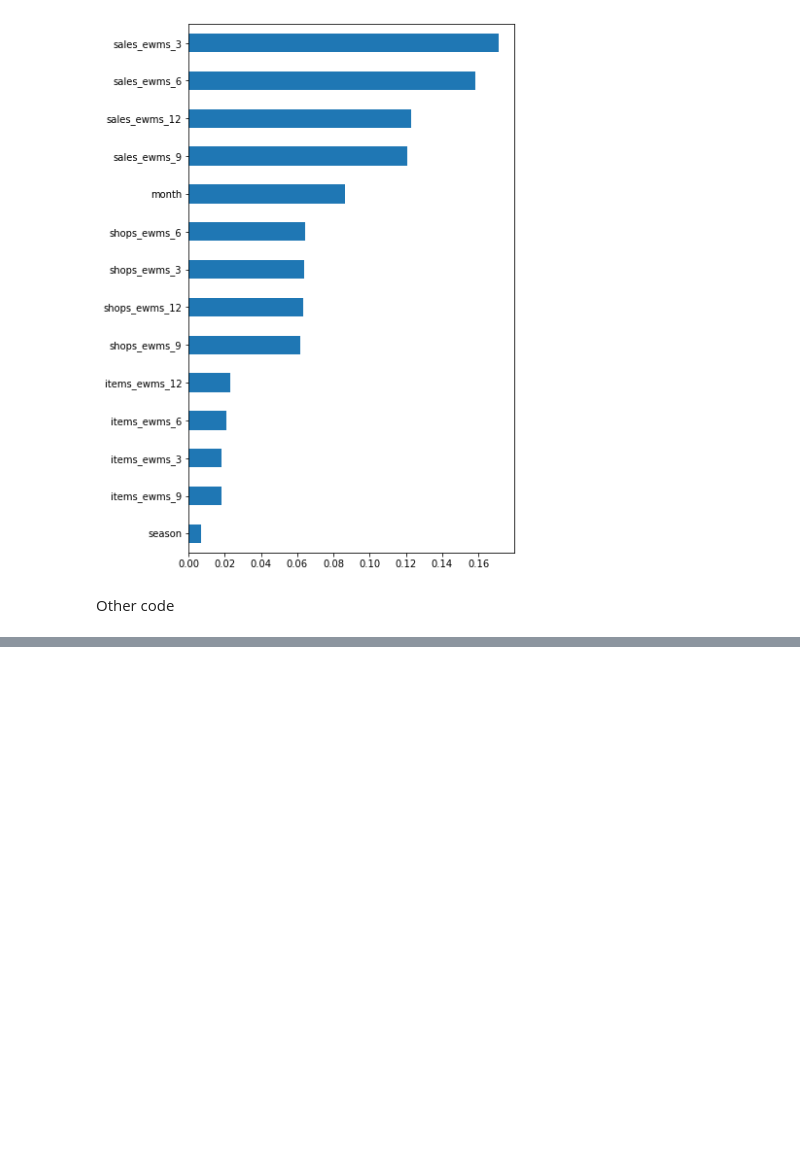
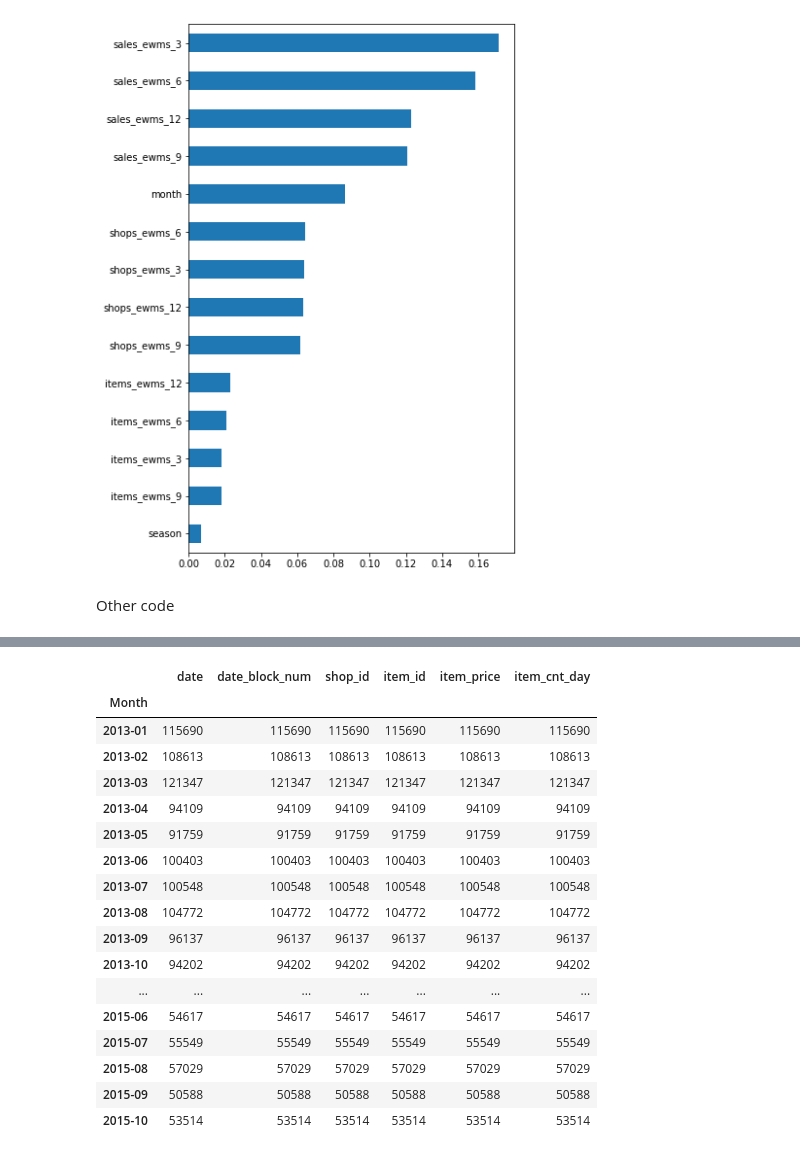
Before and after one commit to lsuazo/HowToWinKaggle, a Jupyter notebook: FinalProject/20200824_setup_cross_val.ipynb, the cells around one changed output, grey strips where cells are left out. Saved outputs shown, nothing was run; the diff lists cells and outputs as text; code cells hidden in the pictures; blank space fills up the shorter version.

```diff
--- a/FinalProject/20200824_setup_cross_val.ipynb
+++ b/FinalProject/20200824_setup_cross_val.ipynb
@@ -537,0 +591,2 @@ Other code
+# %%
+sales = utilities.load_and_preprocess()
@@ -537,0 +609,21 @@ Other code
+# %%
+sales.groupby('Month').count()
+# %% [output]
+|  | date | date_block_num | shop_id | item_id | item_price | item_cnt_day |
+| Month |  |  |  |  |  |  |
+| 2013-01 | 115690 | 115690 | 115690 | 115690 | 115690 | 115690 |
+| 2013-02 | 108613 | 108613 | 108613 | 108613 | 108613 | 108613 |
+| 2013-03 | 121347 | 121347 | 121347 | 121347 | 121347 | 121347 |
+| 2013-04 | 94109 | 94109 | 94109 | 94109 | 94109 | 94109 |
+| 2013-05 | 91759 | 91759 | 91759 | 91759 | 91759 | 91759 |
+| 2013-06 | 100403 | 100403 | 100403 | 100403 | 100403 | 100403 |
+| 2013-07 | 100548 | 100548 | 100548 | 100548 | 100548 | 100548 |
+| 2013-08 | 104772 | 104772 | 104772 | 104772 | 104772 | 104772 |
+| 2013-09 | 96137 | 96137 | 96137 | 96137 | 96137 | 96137 |
+| 2013-10 | 94202 | 94202 | 94202 | 94202 | 94202 | 94202 |
+| ... | ... | ... | ... | ... | ... | ... |
+| 2015-06 | 54617 | 54617 | 54617 | 54617 | 54617 | 54617 |
+| 2015-07 | 55549 | 55549 | 55549 | 55549 | 55549 | 55549 |
+| 2015-08 | 57029 | 57029 | 57029 | 57029 | 57029 | 57029 |
+| 2015-09 | 50588 | 50588 | 50588 | 50588 | 50588 | 50588 |
+| 2015-10 | 53514 | 53514 | 53514 | 53514 | 53514 | 53514 |
```
Also changed, not shown: parts of 24 cells of this notebook.
